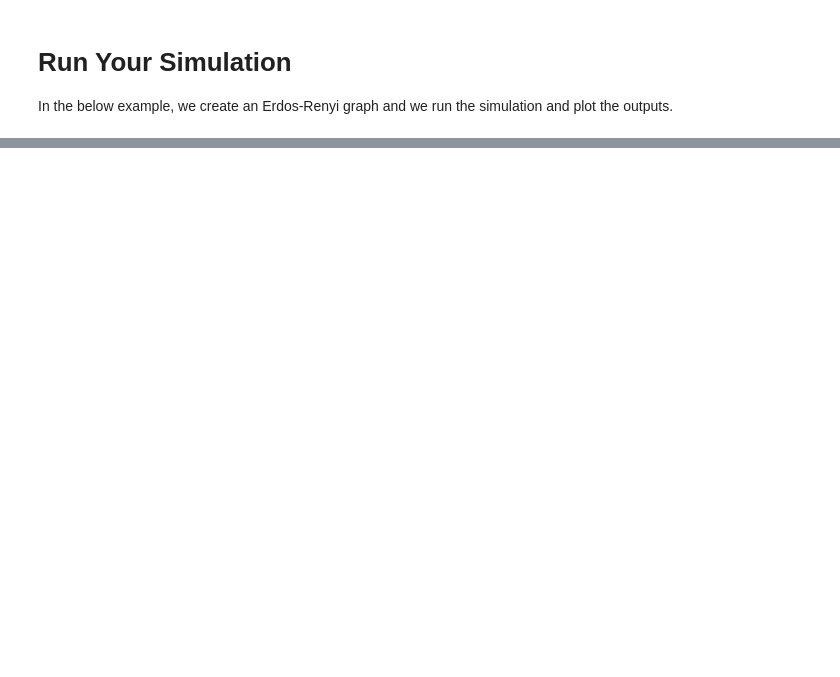
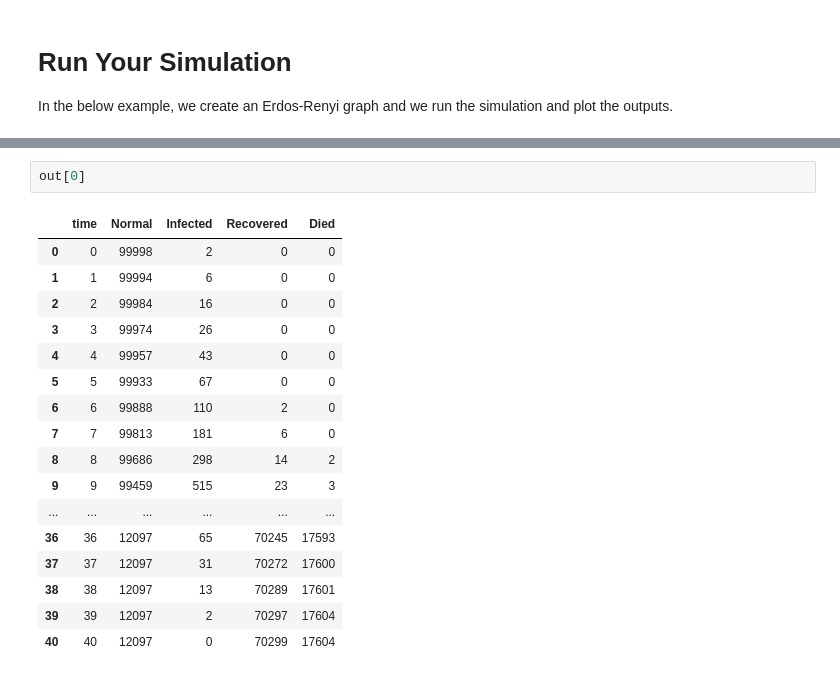
Before and after one commit to MahdiShahrabi/COVID19-Simulation, a Jupyter notebook: Time Dimension/Time_Simulation.ipynb, the cells around one changed output, grey strips where cells are left out. Saved outputs shown, nothing was run; the diff lists cells and outputs as text; blank space fills up the shorter version.

```diff
--- a/Time Dimension/Time_Simulation.ipynb
+++ b/Time Dimension/Time_Simulation.ipynb
@@ -314,0 +316,20 @@ plt.show()
+# %%
+out[0]
+# %% [output]
+|  | time | Normal | Infected | Recovered | Died |
+| 0 | 0 | 99998 | 2 | 0 | 0 |
+| 1 | 1 | 99994 | 6 | 0 | 0 |
+| 2 | 2 | 99984 | 16 | 0 | 0 |
+| 3 | 3 | 99974 | 26 | 0 | 0 |
+| 4 | 4 | 99957 | 43 | 0 | 0 |
+| 5 | 5 | 99933 | 67 | 0 | 0 |
+| 6 | 6 | 99888 | 110 | 2 | 0 |
+| 7 | 7 | 99813 | 181 | 6 | 0 |
+| 8 | 8 | 99686 | 298 | 14 | 2 |
+| 9 | 9 | 99459 | 515 | 23 | 3 |
+| ... | ... | ... | ... | ... | ... |
+| 36 | 36 | 12097 | 65 | 70245 | 17593 |
+| 37 | 37 | 12097 | 31 | 70272 | 17600 |
+| 38 | 38 | 12097 | 13 | 70289 | 17601 |
+| 39 | 39 | 12097 | 2 | 70297 | 17604 |
+| 40 | 40 | 12097 | 0 | 70299 | 17604 |
```
Also changed, not shown: parts of 3 cells of this notebook.
